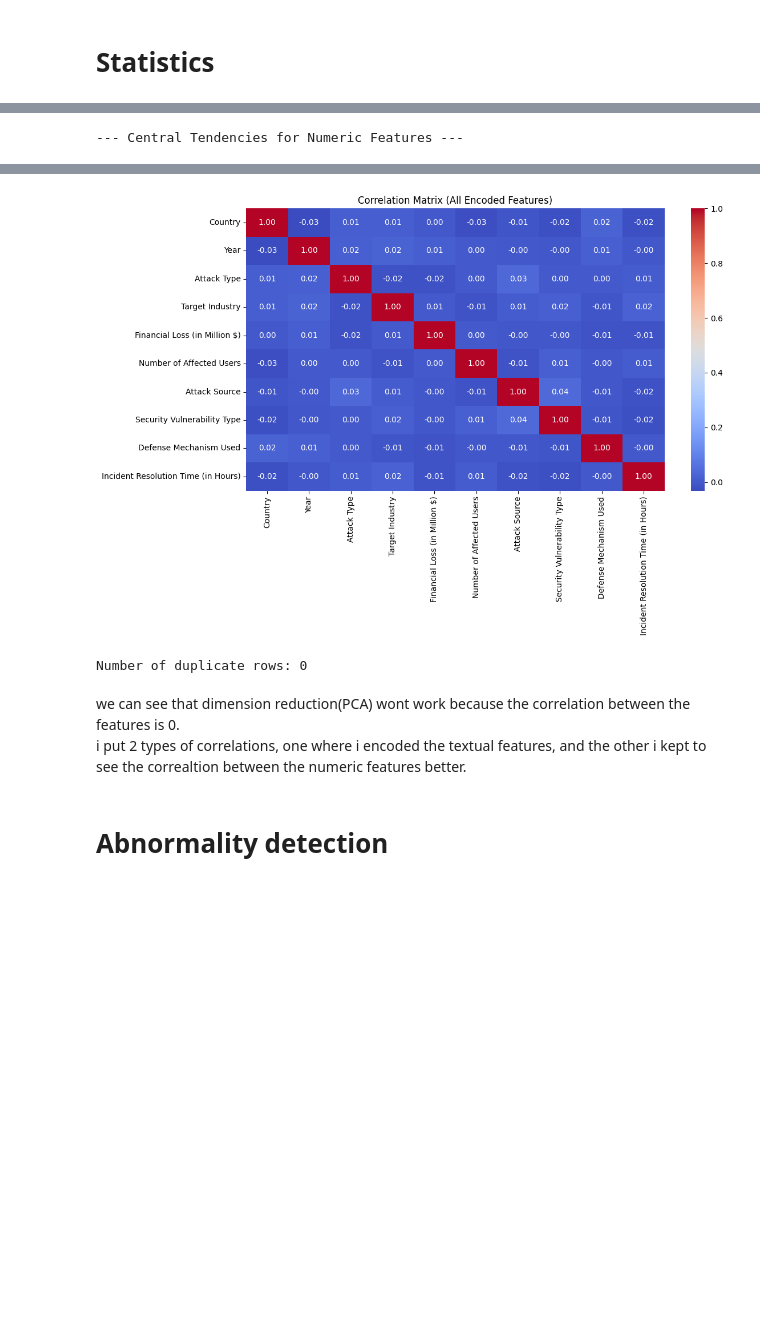
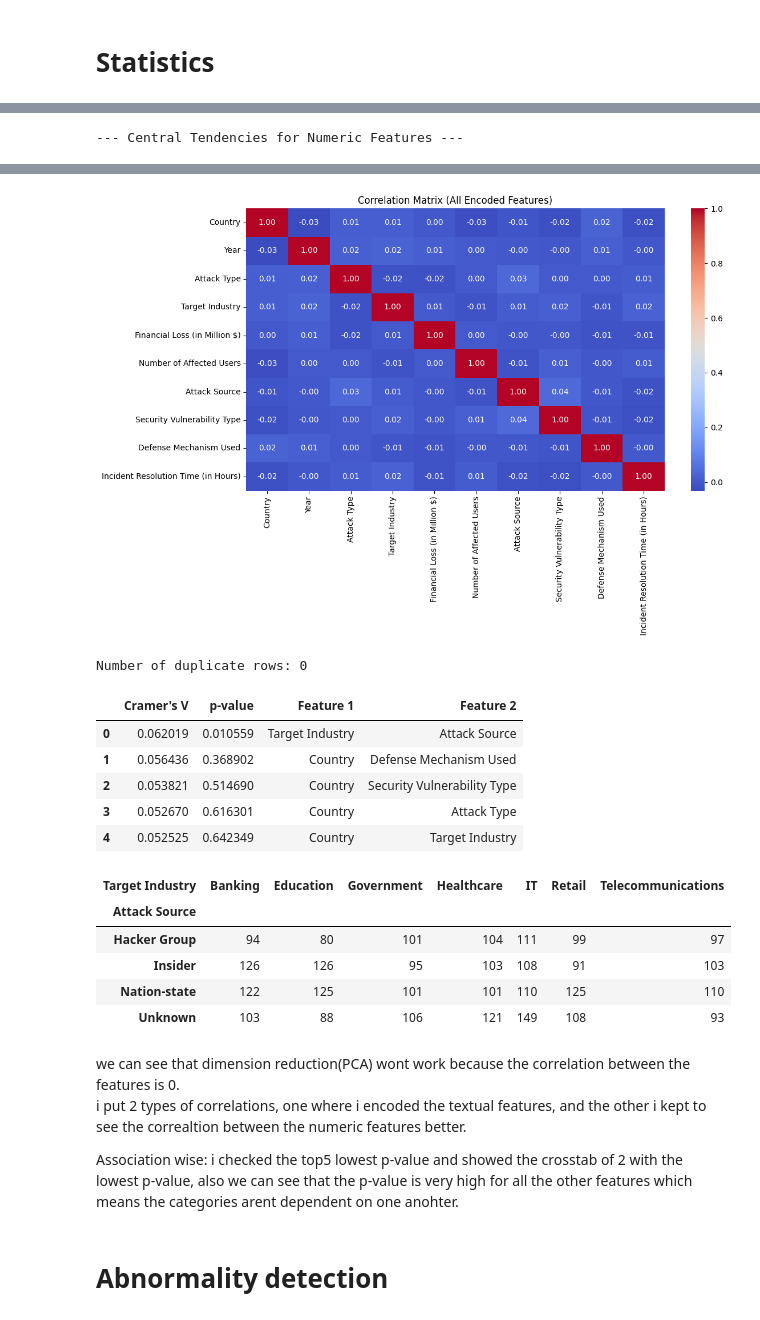
Before and after one commit to lorig1234/Cybersecurity-data-analysis, a Jupyter notebook: CyberSecurity Project/Pipeline.ipynb, the cells around one changed output, grey strips where cells are left out. Saved outputs shown, nothing was run; the diff lists cells and outputs as text; code cells hidden in the pictures; blank space fills up the shorter version.

```diff
--- a/CyberSecurity Project/Pipeline.ipynb
+++ b/CyberSecurity Project/Pipeline.ipynb
@@ -121,6 +121,9 @@ but with textual features we can clearly see that in the 'attack source' feature
 # %pip install jinja2
 import seaborn as sns
 from sklearn.preprocessing import LabelEncoder
+import pandas as pd
+import numpy as np
+from scipy.stats import chi2_contingency
 
 
 # 2. Distribution plots for numeric features
@@ -166,36 +169,85 @@ for col in encoded_df.select_dtypes(include='object').columns:
     encoded_df[col] = le.fit_transform(encoded_df[col].astype(str))
     label_encoders[col] = le
 
 # Compute the full correlation matrix
 correlation_matrix = encoded_df.corr()
 
 # Plot heatmap
 plt.figure(figsize=(12, 8))
 sns.heatmap(correlation_matrix, annot=True, cmap="coolwarm", fmt=".2f")
 plt.title("Correlation Matrix (All Encoded Features)")
 plt.tight_layout()
 plt.show()
 
 # check for duplicate rows
 duplicates = df.duplicated().sum()
 print(f"Number of duplicate rows: {duplicates}")
+
+
+# ---------- helper ----------
+def cramers_v(confusion):
+    chi2, _, _, _ = chi2_contingency(confusion)
+    n = confusion.sum().sum()
+    r, k = confusion.shape
+    return np.sqrt(chi2 / (n * (min(r, k) - 1)))
+
+# list categorical columns with ≤15 unique labels
+cat_cols = df.select_dtypes('object').columns
+small = [c for c in cat_cols if df[c].nunique() <= 15]
+
+# brute-force search for stronger associations
+from itertools import combinations
+best = []
+for c1, c2 in combinations(small, 2):
+    ct = pd.crosstab(df[c1], df[c2])
+    if (ct.values < 5).sum():
+        print(f"Skipped {c1}, {c2} due to small cells")
+        continue
+    p = chi2_contingency(ct)[1]
+    v = cramers_v(ct)
+    best.append((v, p, c1, c2))
+best = sorted(best, reverse=True)[:5]
+display(pd.DataFrame(best, columns=['Cramer\'s V', 'p-value', 'Feature 1', 'Feature 2']).style.set_properties(**{'text-align': 'left'}))
+
+
+# ---------- example ----------
+cat1, cat2 = 'Attack Source', 'Target Industry'   # <-- pick any two
+# cat1, cat2 = 'Attack Source', 'Security Vulnerability Type'   # <-- pick any two
+ct = pd.crosstab(df[cat1], df[cat2])              # Crosstab
+chi2_p = chi2_contingency(ct)[1]                  # p-value
+cv = cramers_v(ct)                                # Cramer's V   (0–1 strength)
+display(ct)
 # %% [output]
 [figure]
 [figure]
 [figure]
 [figure]
 --- Central Tendencies for Numeric Features ---
 |  | Mean | Median | Mode | Min | Max | Standard Deviation |
 | Year | 2019.570333 | 2020.000000 | 2017.000000 | 2015.000000 | 2024.000000 | 2.857932 |
 | Financial Loss (in Million $) | 50.492970 | 50.795000 | 17.990000 | 0.500000 | 99.990000 | 28.791415 |
 | Number of Affected Users | 504684.136333 | 504513.000000 | 164890.000000 | 424.000000 | 999635.000000 | 289944.084972 |
 | Incident Resolution Time (in Hours) | 36.476000 | 37.000000 | 43.000000 | 1.000000 | 72.000000 | 20.570768 |
 [figure]
 [figure]
 Number of duplicate rows: 0
+|  | Cramer's V | p-value | Feature 1 | Feature 2 |
+| 0 | 0.062019 | 0.010559 | Target Industry | Attack Source |
+| 1 | 0.056436 | 0.368902 | Country | Defense Mechanism Used |
+| 2 | 0.053821 | 0.514690 | Country | Security Vulnerability Type |
+| 3 | 0.052670 | 0.616301 | Country | Attack Type |
+| 4 | 0.052525 | 0.642349 | Country | Target Industry |
+| Target Industry | Banking | Education | Government | Healthcare | IT | Retail | Telecommunications |
+| Attack Source |  |  |  |  |  |  |  |
+| Hacker Group | 94 | 80 | 101 | 104 | 111 | 99 | 97 |
+| Insider | 126 | 126 | 95 | 103 | 108 | 91 | 103 |
+| Nation-state | 122 | 125 | 101 | 101 | 110 | 125 | 110 |
+| Unknown | 103 | 88 | 106 | 121 | 149 | 108 | 93 |
 # %% [markdown]
 we can see that dimension reduction(PCA) wont work because the correlation between the features is 0. <br>
 i put 2 types of correlations, one where i encoded the textual features, and the other i kept to see the correaltion between the numeric features better.
+
+Association wise: i checked the top5 lowest p-value and showed the crosstab of 2 with the lowest p-value, also we can see that the p-value is very high for all the other features which means the categories arent dependent on one anohter.
 # %% [markdown]
 # **Abnormality detection**
 # %%
```
Also changed, not shown: parts of 6 cells of this notebook, 1 other file.
